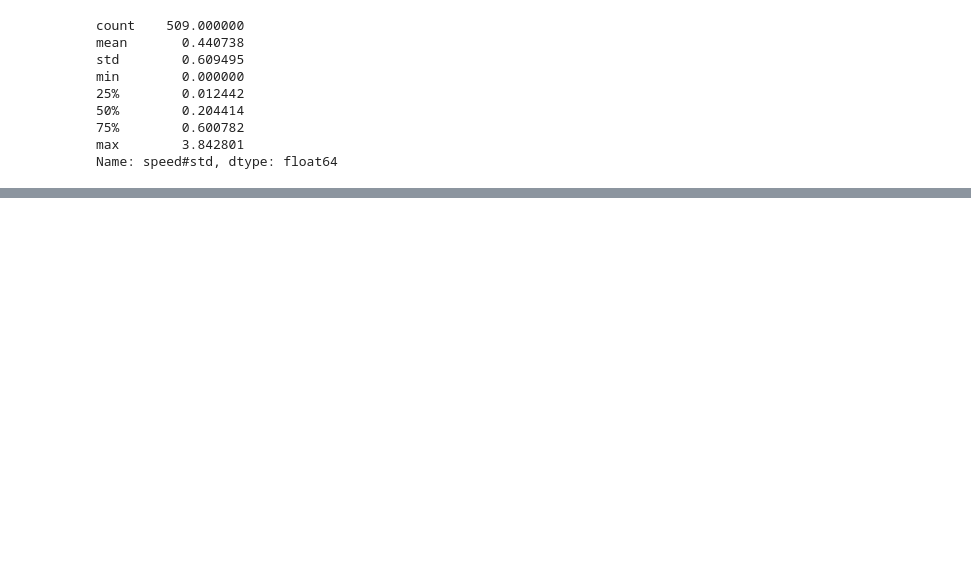
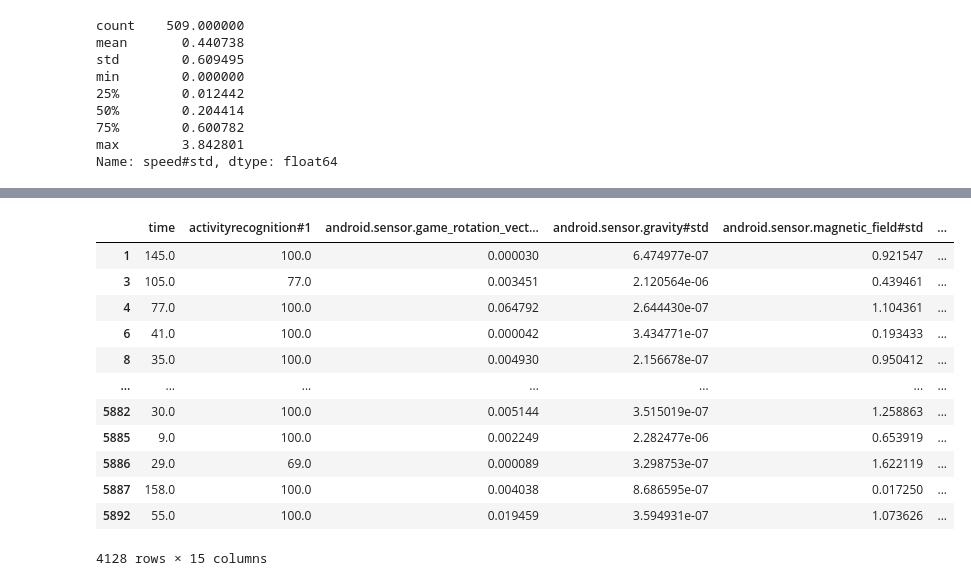
Before and after one commit to fayyoz24/Build_week2, a Jupyter notebook: eda.ipynb, the cells around one changed output, grey strips where cells are left out. Saved outputs shown, nothing was run; the diff lists cells and outputs as text; code cells hidden in the pictures; blank space fills up the shorter version.

```diff
--- a/eda.ipynb
+++ b/eda.ipynb
@@ -470,0 +471,20 @@ last_data.to_csv('last.csv', index=False)
+# %%
+from sklearn.preprocessing import StandardScaler, LabelEncoder
+le = LabelEncoder()
+last_data.target = le.fit_transform(last_data.target)
+last_data.user = le.fit_transform(last_data.user)
+last_data
+# %% [output]
+|  | time | activityrecognition#1 | android.sensor.game_rotation_vect... | android.sensor.gravity#std | android.sensor.magnetic_field#std | ... |
+| 1 | 145.0 | 100.0 | 0.000030 | 6.474977e-07 | 0.921547 | ... |
+| 3 | 105.0 | 77.0 | 0.003451 | 2.120564e-06 | 0.439461 | ... |
+| 4 | 77.0 | 100.0 | 0.064792 | 2.644430e-07 | 1.104361 | ... |
+| 6 | 41.0 | 100.0 | 0.000042 | 3.434771e-07 | 0.193433 | ... |
+| 8 | 35.0 | 100.0 | 0.004930 | 2.156678e-07 | 0.950412 | ... |
+| ... | ... | ... | ... | ... | ... | ... |
+| 5882 | 30.0 | 100.0 | 0.005144 | 3.515019e-07 | 1.258863 | ... |
+| 5885 | 9.0 | 100.0 | 0.002249 | 2.282477e-06 | 0.653919 | ... |
+| 5886 | 29.0 | 69.0 | 0.000089 | 3.298753e-07 | 1.622119 | ... |
+| 5887 | 158.0 | 100.0 | 0.004038 | 8.686595e-07 | 0.017250 | ... |
+| 5892 | 55.0 | 100.0 | 0.019459 | 3.594931e-07 | 1.073626 | ... |
+4128 rows × 15 columns
```
Also changed, not shown: parts of 21 cells of this notebook, 1 other file.
